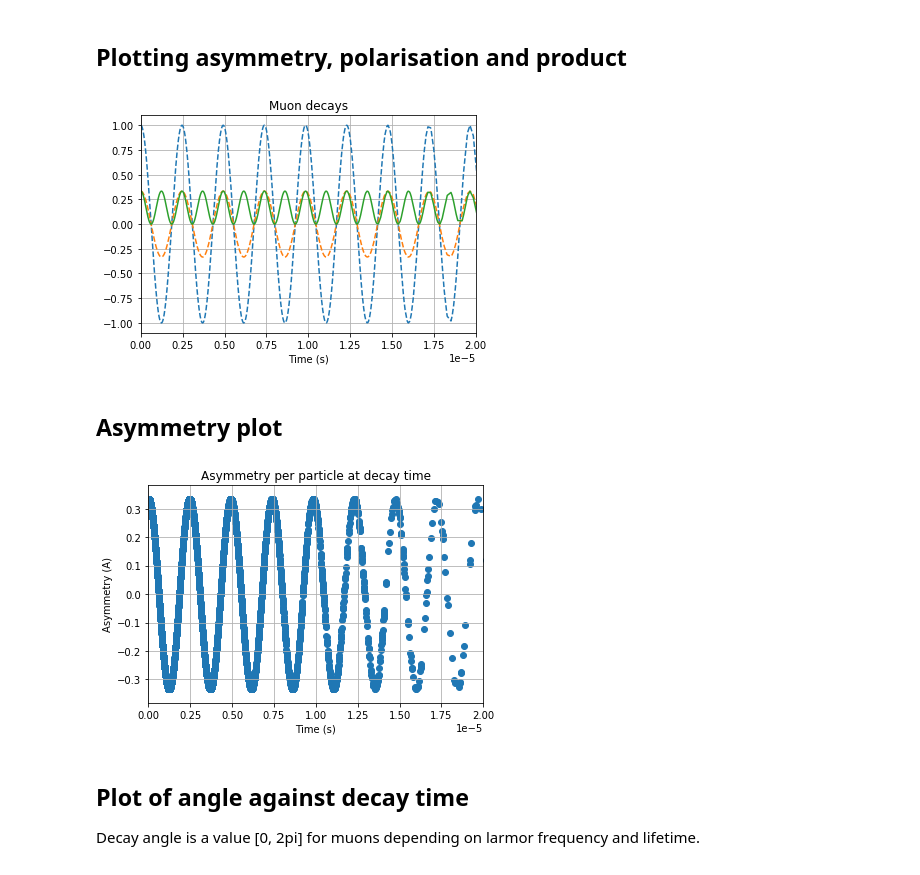
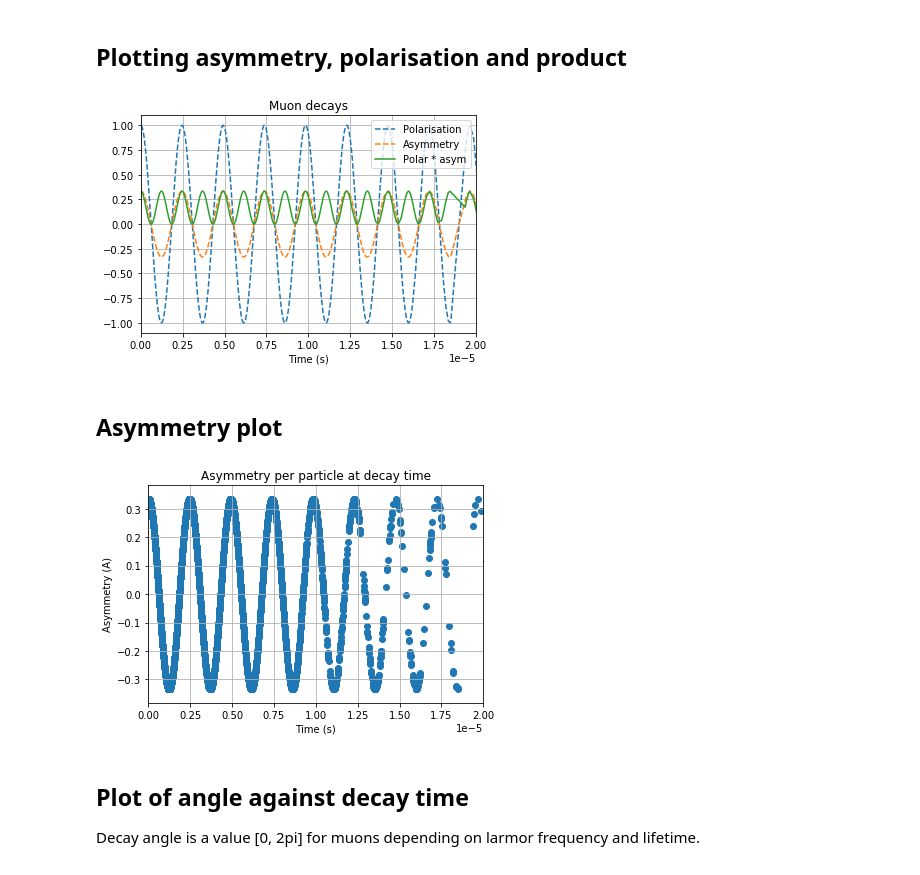
Before and after one commit to AJO-Python/Muon_magnets, a Jupyter notebook: Project_notebook.ipynb, the cells around one changed output. Drawn from its saved outputs; the diff is of its cells as text; code cells hidden in the pictures.

```diff
--- a/Project_notebook.ipynb
+++ b/Project_notebook.ipynb
@@ -35,7 +35,7 @@ def format_subplot(ax, xlab, ylab, title, grid=True, legend=True, show=True):
 Generate "N" muons and create/store attributes dependent on lifetime, field strength, and field direction
 # %%
 # Setting up particles and fields
-N = 10000
+N = 100000
 field_strength = 3e-3
 field_dir = np.array([1, 0, 0])
 a0 = 1/3
@@ -81,16 +81,17 @@ A histogram plot of the lifetimes confirms this works.
 # %%
 plt.figure()
 plt.plot(times, polar, "--", label="Polarisation")
 plt.plot(times, asym, "--", label="Asymmetry")
 plt.plot(times, polar_asym, label="Polar * asym")
 
 # FORMATTING
 plt.xlabel("Time (s)")
 plt.title("Muon decays")
 plt.xlim(0, 20e-6)
+plt.legend(loc="best")
 plt.show()
 # %% [output]
-[figure, old version]
+[figure, new version]
 # %% [markdown]
 ## Asymmetry plot
 # %%
@@ -105,7 +106,7 @@ plt.title("Asymmetry per particle at decay time")
 plt.xlim(0, 20e-6)
 plt.show()
 # %% [output]
-[figure, old version]
+[figure, new version]
 # %% [markdown]
 ## Plot of angle against decay time
 Decay angle is a value [0, 2pi] for muons depending on larmor frequency and lifetime.
```
Also changed, not shown: parts of 6 cells of this notebook.
